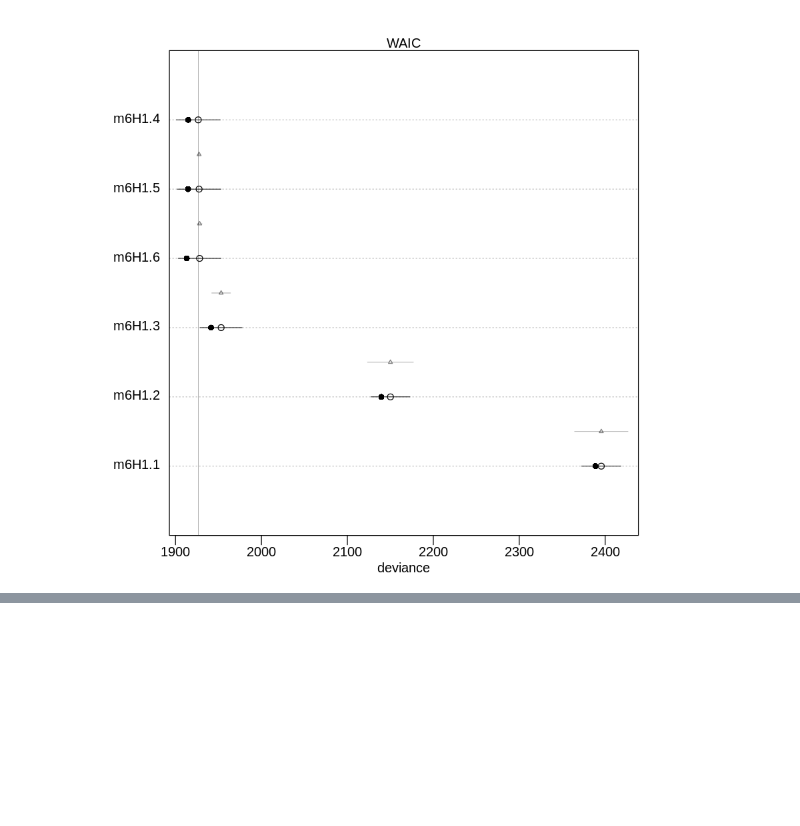
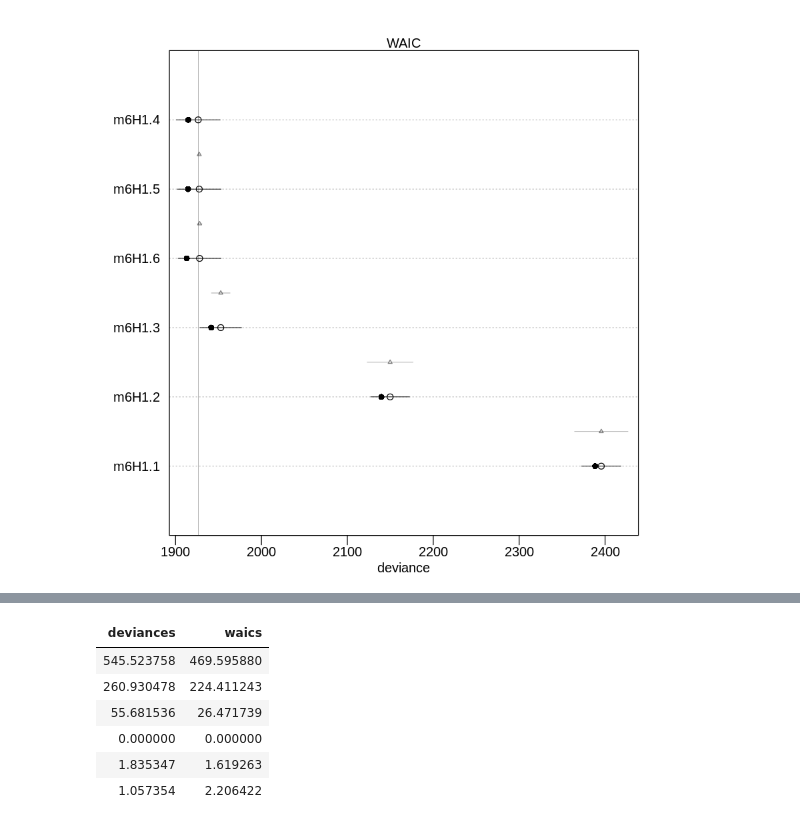
Before and after one commit to fifilura/notebooks, a Jupyter notebook: Rethinking/chapter 6 excercises.ipynb, the cells around one changed output, grey strips where cells are left out. Cells and saved outputs as stored; diff of their text form; code cells hidden in the pictures; blank space fills up the shorter version.

```diff
--- a/Rethinking/chapter 6 excercises.ipynb
+++ b/Rethinking/chapter 6 excercises.ipynb
@@ -197,0 +540,3 @@ head(d1)
+# %%
+waics <- sapply(models, WAIC)
+waics
@@ -197,0 +557,11 @@ head(d1)
+# %%
+df <- data.frame(deviances = deviances - min(deviances), waics = waics - min(waics))
+df
+# %% [output]
+| deviances | waics |
+| 545.523758 | 469.595880 |
+| 260.930478 | 224.411243 |
+| 55.681536 | 26.471739 |
+| 0.000000 | 0.000000 |
+| 1.835347 | 1.619263 |
+| 1.057354 | 2.206422 |
```
Also changed, not shown: parts of 59 cells of this notebook, 5 other files.
